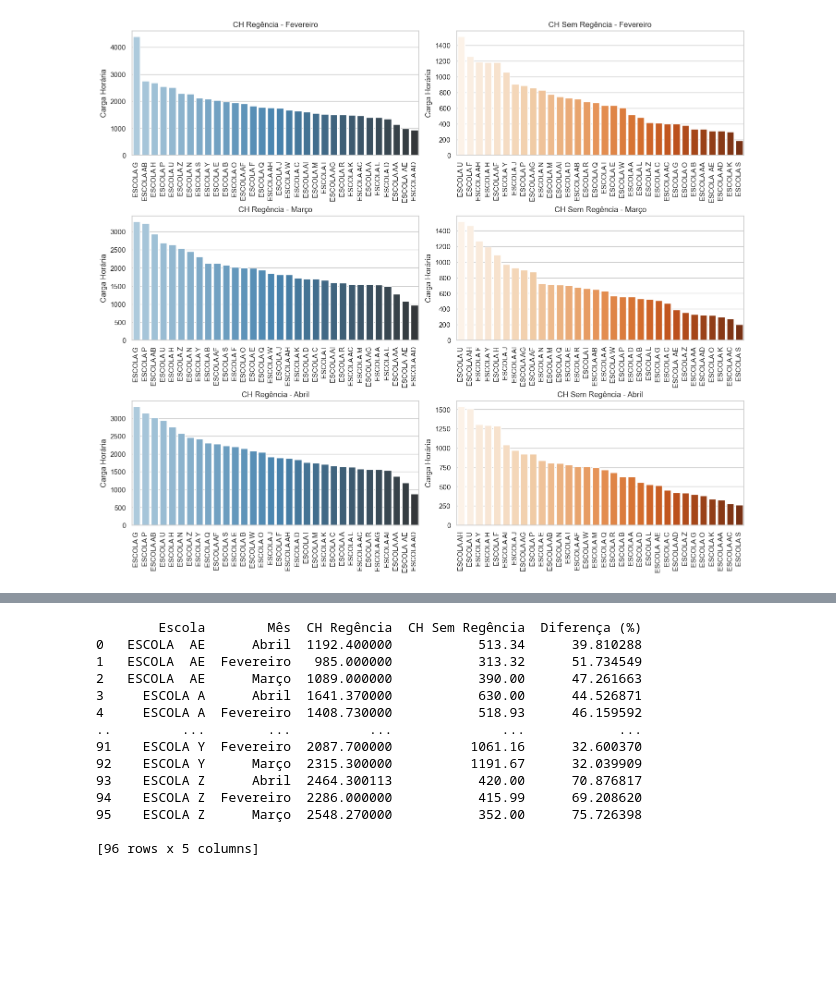
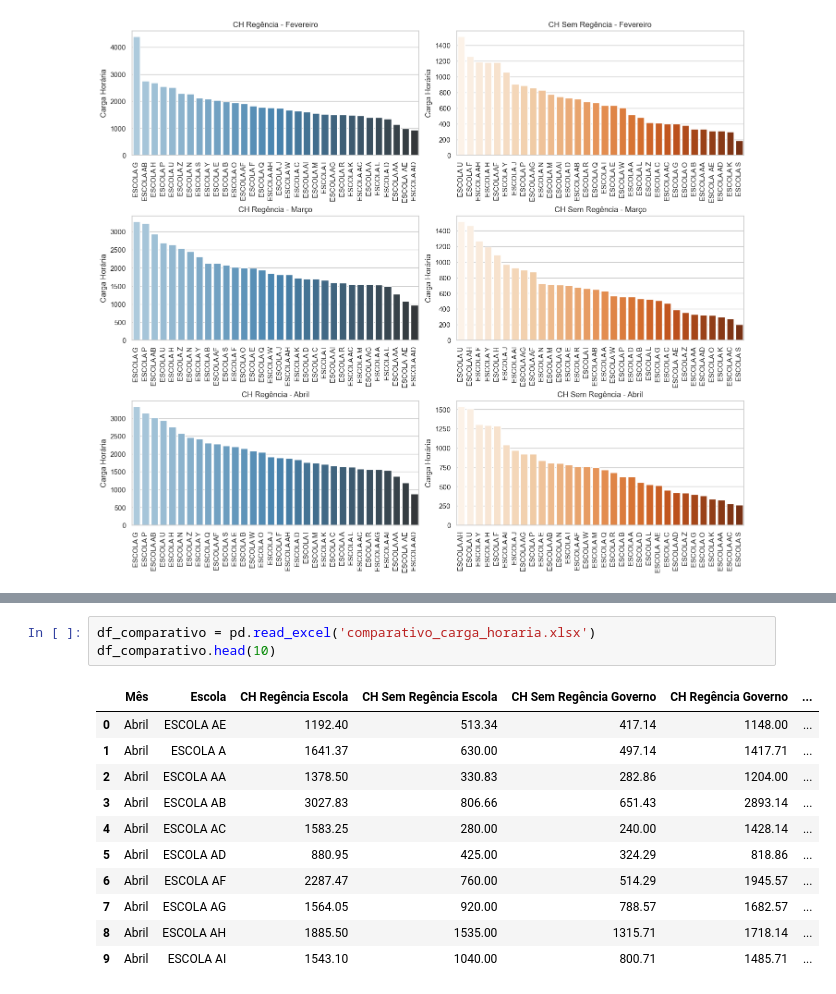
Before and after one commit to Emmanuel-Sampaio/Analise-Educacional, a Jupyter notebook: Untitled.ipynb, the cells around one changed output, grey strips where cells are left out. Cells and saved outputs as stored; diff of their text form; blank space fills up the shorter version.

```diff
--- a/Untitled.ipynb
+++ b/Untitled.ipynb
@@ -334,16 +377,15 @@ KeyError: 'CH Regencia Governo'
 # %%
+df_comparativo = pd.read_excel('comparativo_carga_horaria.xlsx')
+df_comparativo.head(10)
 # %% [output]
-        Escola        Mês  CH Regência  CH Sem Regência  Diferença (%)
-0   ESCOLA  AE      Abril  1192.400000           513.34      39.810288
-1   ESCOLA  AE  Fevereiro   985.000000           313.32      51.734549
-2   ESCOLA  AE      Março  1089.000000           390.00      47.261663
-3     ESCOLA A      Abril  1641.370000           630.00      44.526871
-4     ESCOLA A  Fevereiro  1408.730000           518.93      46.159592
-..         ...        ...          ...              ...            ...
-91    ESCOLA Y  Fevereiro  2087.700000          1061.16      32.600370
-92    ESCOLA Y      Março  2315.300000          1191.67      32.039909
-93    ESCOLA Z      Abril  2464.300113           420.00      70.876817
-94    ESCOLA Z  Fevereiro  2286.000000           415.99      69.208620
-95    ESCOLA Z      Março  2548.270000           352.00      75.726398
-
-[96 rows x 5 columns]
+|  | Mês | Escola | CH Regência Escola | CH Sem Regência Escola | CH Sem Regência Governo | CH Regência Governo | ... |
+| 0 | Abril | ESCOLA AE | 1192.40 | 513.34 | 417.14 | 1148.00 | ... |
+| 1 | Abril | ESCOLA A | 1641.37 | 630.00 | 497.14 | 1417.71 | ... |
+| 2 | Abril | ESCOLA AA | 1378.50 | 330.83 | 282.86 | 1204.00 | ... |
+| 3 | Abril | ESCOLA AB | 3027.83 | 806.66 | 651.43 | 2893.14 | ... |
+| 4 | Abril | ESCOLA AC | 1583.25 | 280.00 | 240.00 | 1428.14 | ... |
+| 5 | Abril | ESCOLA AD | 880.95 | 425.00 | 324.29 | 818.86 | ... |
+| 6 | Abril | ESCOLA AF | 2287.47 | 760.00 | 514.29 | 1945.57 | ... |
+| 7 | Abril | ESCOLA AG | 1564.05 | 920.00 | 788.57 | 1682.57 | ... |
+| 8 | Abril | ESCOLA AH | 1885.50 | 1535.00 | 1315.71 | 1718.14 | ... |
+| 9 | Abril | ESCOLA AI | 1543.10 | 1040.00 | 800.71 | 1485.71 | ... |
```
Also changed, not shown: parts of 4 cells of this notebook.
